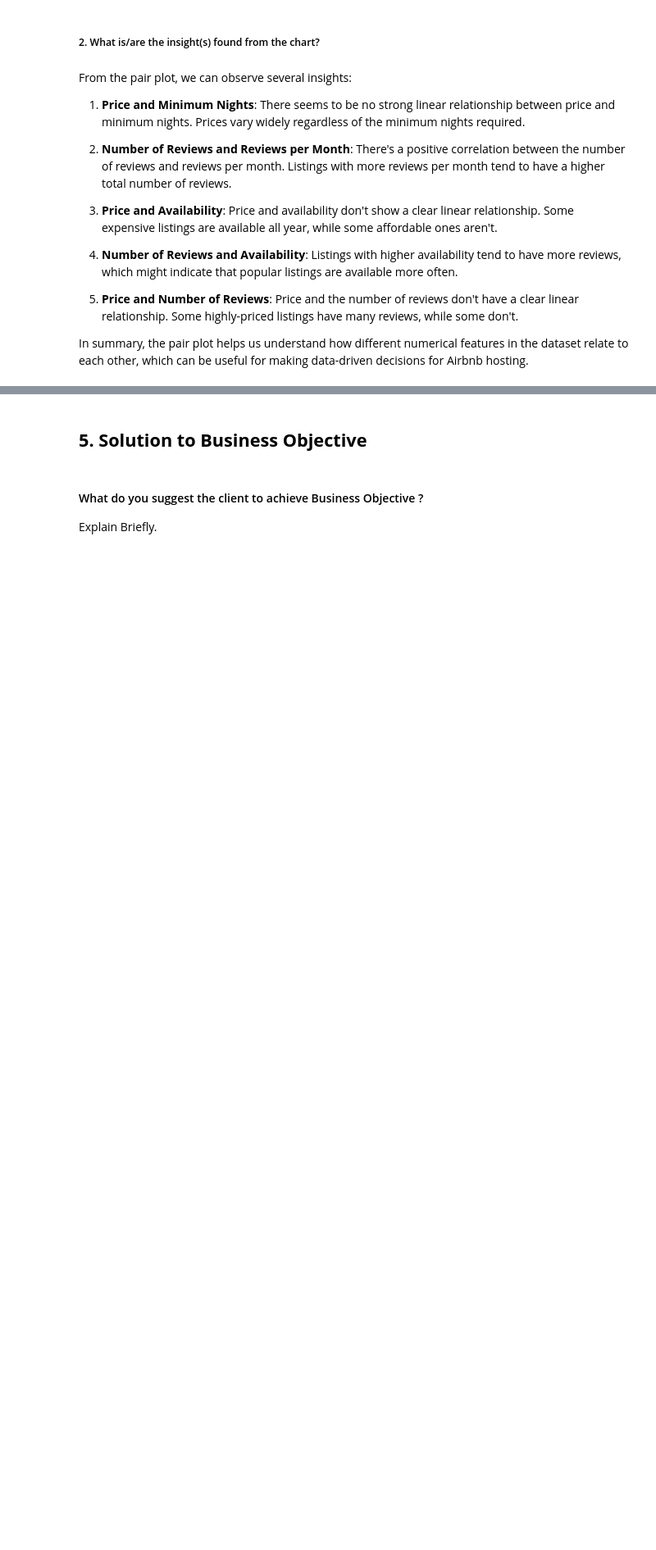
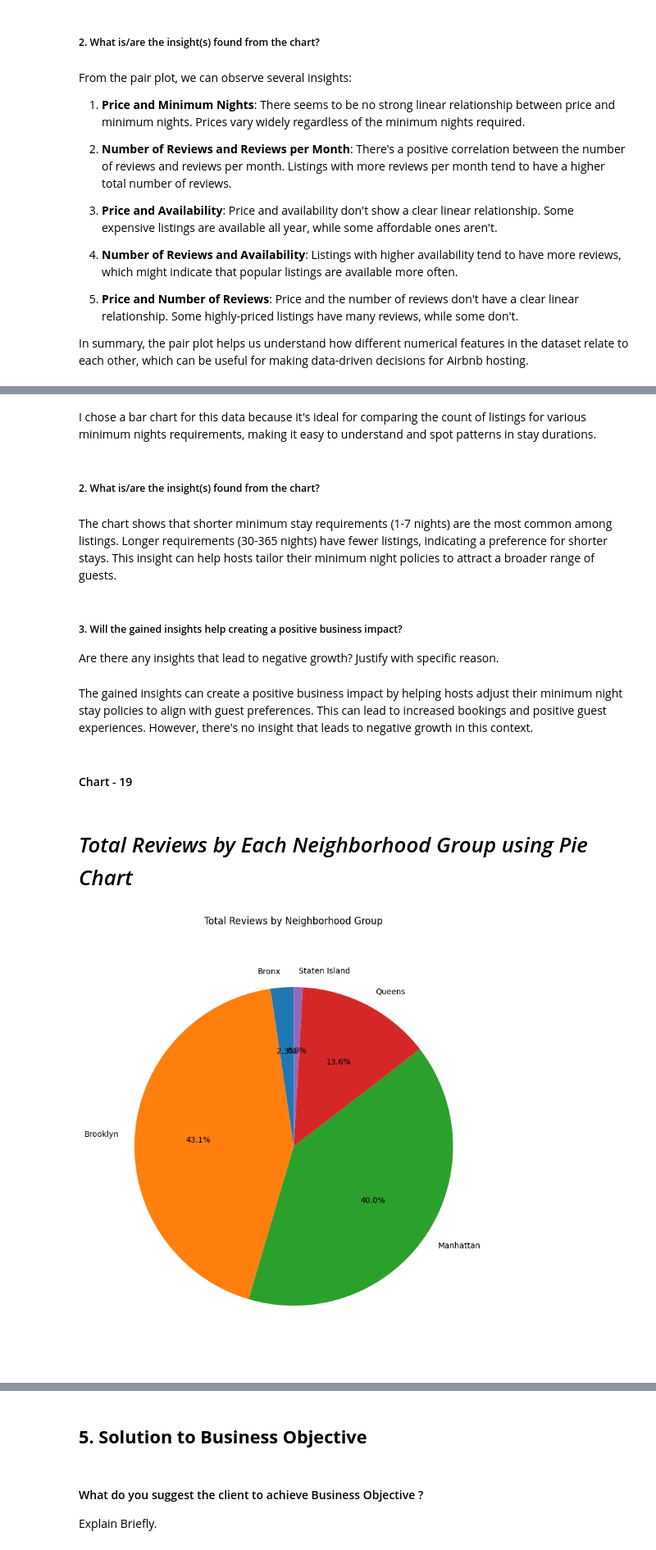
Before and after one commit to I-AM-PRASHANT-VERMA/Almabetter-Capstone-Project-AirBnb-Bookings-Exploratory-Data-Analysis, a Jupyter notebook: My_Airbnb_EDA_capstone_project.ipynb, the cells around one changed output, grey strips where cells are left out. Shown at 82% size. Cells and saved outputs as stored; diff of their text form; code cells hidden in the pictures; blank space fills up the shorter version.

```diff
--- a/My_Airbnb_EDA_capstone_project.ipynb
+++ b/My_Airbnb_EDA_capstone_project.ipynb
@@ -1309,0 +1478,37 @@ In summary, the pair plot helps us understand how different numerical features i
+# %% [markdown]
+I chose a bar chart for this data because it's ideal for comparing the count of listings for various minimum nights requirements, making it easy to understand and spot patterns in stay durations.
+# %% [markdown]
+##### 2. What is/are the insight(s) found from the chart?
+# %% [markdown]
+The chart shows that shorter minimum stay requirements (1-7 nights) are the most common among listings. Longer requirements (30-365 nights) have fewer listings, indicating a preference for shorter stays. This insight can help hosts tailor their minimum night policies to attract a broader range of guests.
+# %% [markdown]
+##### 3. Will the gained insights help creating a positive business impact?
+Are there any insights that lead to negative growth? Justify with specific reason.
+# %% [markdown]
+The gained insights can create a positive business impact by helping hosts adjust their minimum night stay policies to align with guest preferences. This can lead to increased bookings and positive guest experiences. However, there's no insight that leads to negative growth in this context.
+# %% [markdown]
+#### Chart - 19
+# %% [markdown]
+# *Total Reviews by Each Neighborhood Group using Pie Chart*
+# %%
+import pandas as pd
+import matplotlib.pyplot as plt
+
+# Group the data by neighborhood group and calculate the total reviews in each group
+neighborhood_group_reviews = airbnb_df.groupby('neighbourhood_group')['number_of_reviews'].sum()
+
+# Create a pie chart to visualize the total reviews by neighborhood group
+plt.figure(figsize=(8, 10))
+plt.pie(
+    neighborhood_group_reviews,               # Data for the pie chart (total reviews)
+    labels=neighborhood_group_reviews.index,  # Labels for each slice (neighborhood group)
+    autopct='%1.1f%%',                       # Display percentage on each slice
+    startangle=90                            # Start angle for the first slice (rotated to make it more readable)
+)
+plt.title('Total Reviews by Neighborhood Group')
+plt.axis('equal')  # Equal aspect ratio ensures that pie is drawn as a circle
+
+# Show the plot
+plt.show()
+# %% [output]
+[figure, added]
```
Also changed, not shown: parts of 45 cells of this notebook.
